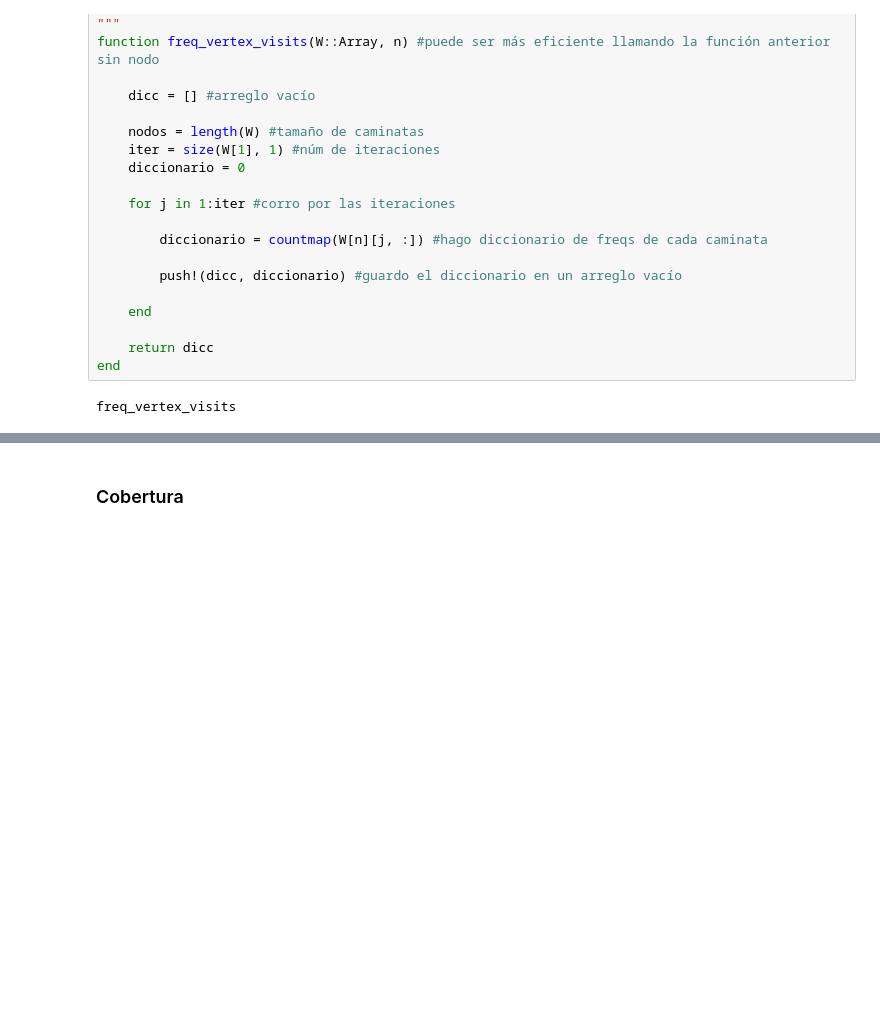
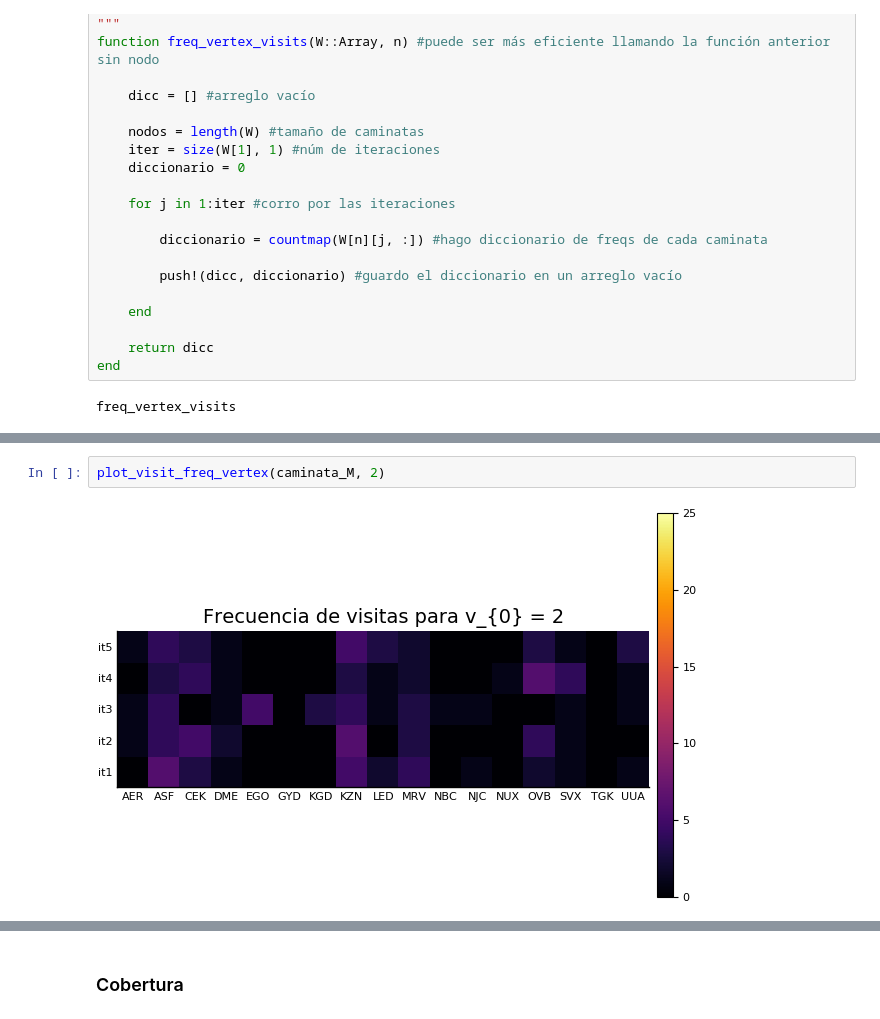
Before and after one commit to Yuriyama/Proyecto_aerolineas, a Jupyter notebook: Code/2B.ipynb, the cells around one changed output, grey strips where cells are left out. Cells and saved outputs as stored; diff of their text form; blank space fills up the shorter version.

```diff
--- a/Code/2B.ipynb
+++ b/Code/2B.ipynb
@@ -974,6 +971,10 @@ function plot_visit_freq_vertex(W, n)
 end
 # %% [output]
 plot_visit_freq_vertex
+# %%
+plot_visit_freq_vertex(caminata_M, 2)
+# %% [output]
+[figure, added]
 # %%
 """
     distrib_av_visits(W::Array)
```
Also changed, not shown: parts of 30 cells of this notebook.
